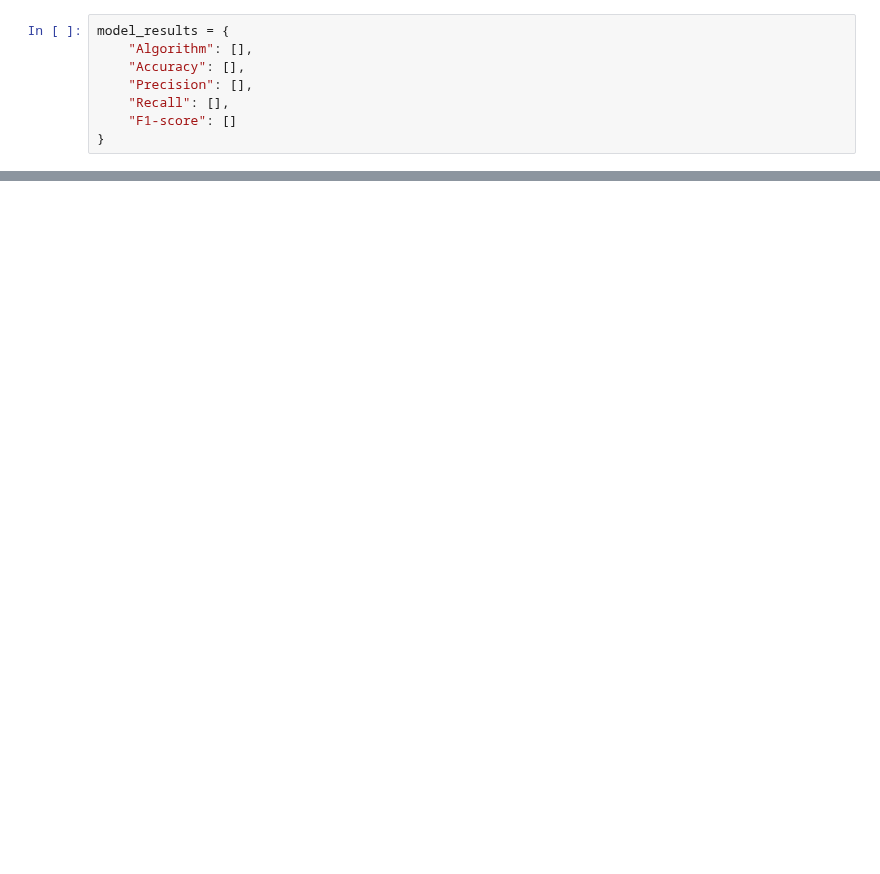
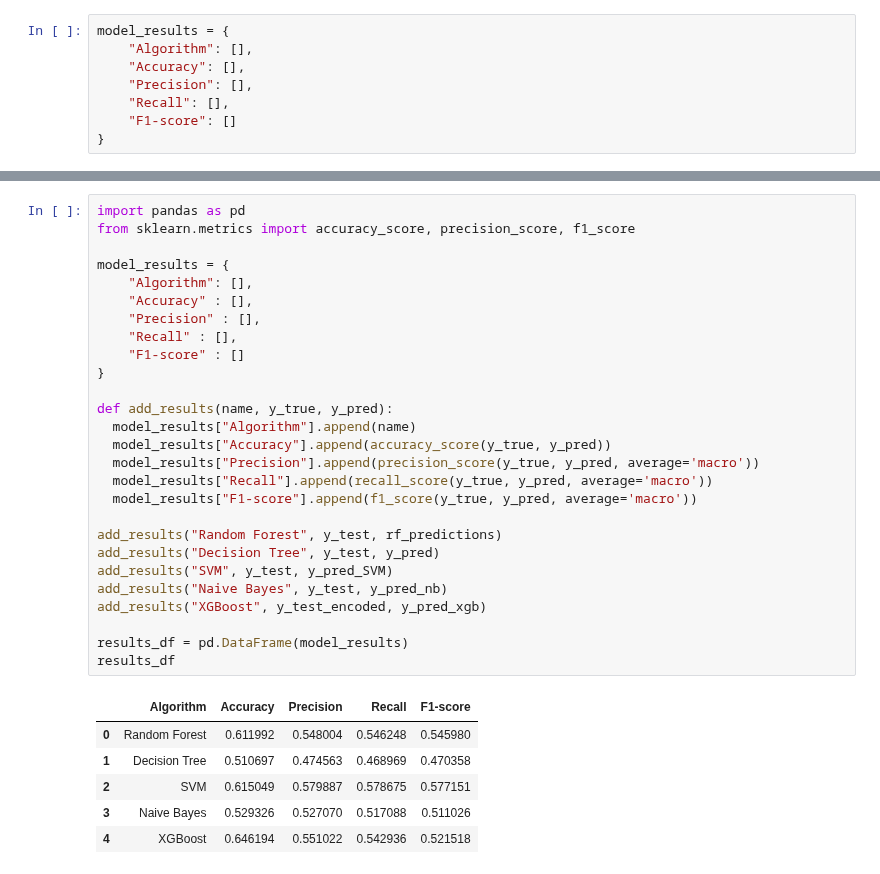
Before and after one commit to latifahaljurayyan/insightApp, a Jupyter notebook: GP2__2_Word2Vec.ipynb, the cells around one changed output, grey strips where cells are left out. Drawn from its saved outputs; the diff is of its cells as text; blank space fills up the shorter version.

```diff
--- a/GP2__2_Word2Vec.ipynb
+++ b/GP2__2_Word2Vec.ipynb
@@ -591,3 +584,37 @@ results_df
+# %%
+import pandas as pd
+from sklearn.metrics import accuracy_score, precision_score, f1_score
+
+model_results = {
+    "Algorithm": [],
+    "Accuracy" : [],
+    "Precision" : [],
+    "Recall" : [],
+    "F1-score" : []
+}
+
+def add_results(name, y_true, y_pred):
+  model_results["Algorithm"].append(name)
+  model_results["Accuracy"].append(accuracy_score(y_true, y_pred))
+  model_results["Precision"].append(precision_score(y_true, y_pred, average='macro'))
+  model_results["Recall"].append(recall_score(y_true, y_pred, average='macro'))
+  model_results["F1-score"].append(f1_score(y_true, y_pred, average='macro'))
+
+add_results("Random Forest", y_test, rf_predictions)
+add_results("Decision Tree", y_test, y_pred)
+add_results("SVM", y_test, y_pred_SVM)
+add_results("Naive Bayes", y_test, y_pred_nb)
+add_results("XGBoost", y_test_encoded, y_pred_xgb)
+
+results_df = pd.DataFrame(model_results)
+results_df
+# %% [output]
+|  | Algorithm | Accuracy | Precision | Recall | F1-score |
+| 0 | Random Forest | 0.611992 | 0.548004 | 0.546248 | 0.545980 |
+| 1 | Decision Tree | 0.510697 | 0.474563 | 0.468969 | 0.470358 |
+| 2 | SVM | 0.615049 | 0.579887 | 0.578675 | 0.577151 |
+| 3 | Naive Bayes | 0.529326 | 0.527070 | 0.517088 | 0.511026 |
+| 4 | XGBoost | 0.646194 | 0.551022 | 0.542936 | 0.521518 |
 # %%
 import matplotlib.pyplot as plt
 import numpy as np
```
Also changed, not shown: parts of 17 cells of this notebook.
